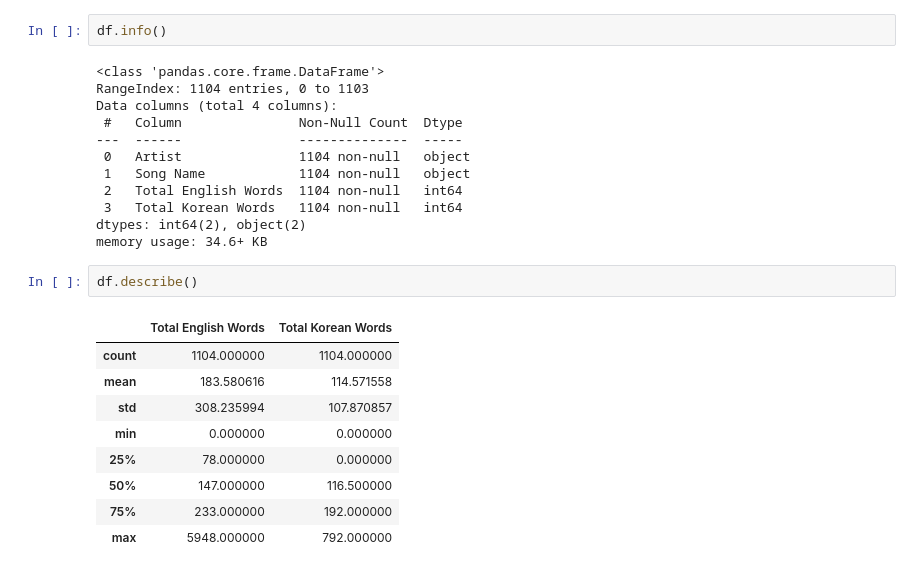
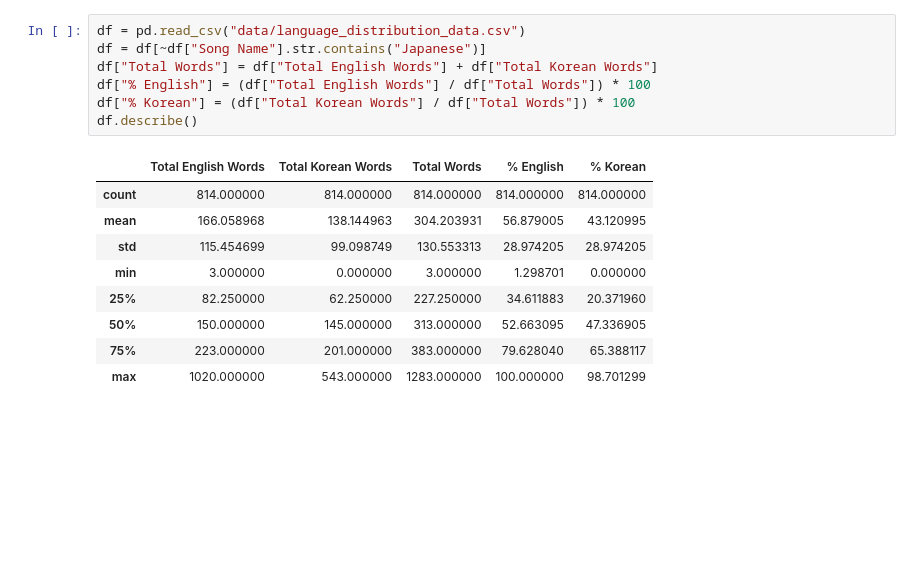
Before and after one commit to lacanlale/kpop_in_the_US_EDA, a Jupyter notebook: analysis.ipynb, the cells around one changed output. Saved outputs shown, nothing was run; the diff lists cells and outputs as text; blank space fills up the shorter version.

```diff
--- a/analysis.ipynb
+++ b/analysis.ipynb
@@ -81,26 +84,17 @@ df.to_csv("data/language_distribution_data.csv")
-# %%
-df.info()
-# %% [output]
-<class 'pandas.core.frame.DataFrame'>
-RangeIndex: 1104 entries, 0 to 1103
-Data columns (total 4 columns):
- #   Column               Non-Null Count  Dtype
----  ------               --------------  -----
- 0   Artist               1104 non-null   object
- 1   Song Name            1104 non-null   object
- 2   Total English Words  1104 non-null   int64
- 3   Total Korean Words   1104 non-null   int64
-dtypes: int64(2), object(2)
-memory usage: 34.6+ KB
-# %%
-df.describe()
-# %% [output]
-|  | Total English Words | Total Korean Words |
-| count | 1104.000000 | 1104.000000 |
-| mean | 183.580616 | 114.571558 |
-| std | 308.235994 | 107.870857 |
-| min | 0.000000 | 0.000000 |
-| 25% | 78.000000 | 0.000000 |
-| 50% | 147.000000 | 116.500000 |
-| 75% | 233.000000 | 192.000000 |
-| max | 5948.000000 | 792.000000 |
+# %%
+df = pd.read_csv("data/language_distribution_data.csv")
+df = df[~df["Song Name"].str.contains("Japanese")]
+df["Total Words"] = df["Total English Words"] + df["Total Korean Words"]
+df["% English"] = (df["Total English Words"] / df["Total Words"]) * 100
+df["% Korean"] = (df["Total Korean Words"] / df["Total Words"]) * 100
+df.describe()
+# %% [output]
+|  | Total English Words | Total Korean Words | Total Words | % English | % Korean |
+| count | 814.000000 | 814.000000 | 814.000000 | 814.000000 | 814.000000 |
+| mean | 166.058968 | 138.144963 | 304.203931 | 56.879005 | 43.120995 |
+| std | 115.454699 | 99.098749 | 130.553313 | 28.974205 | 28.974205 |
+| min | 3.000000 | 0.000000 | 3.000000 | 1.298701 | 0.000000 |
+| 25% | 82.250000 | 62.250000 | 227.250000 | 34.611883 | 20.371960 |
+| 50% | 150.000000 | 145.000000 | 313.000000 | 52.663095 | 47.336905 |
+| 75% | 223.000000 | 201.000000 | 383.000000 | 79.628040 | 65.388117 |
+| max | 1020.000000 | 543.000000 | 1283.000000 | 100.000000 | 98.701299 |
```
Also changed, not shown: parts of 10 cells of this notebook, 1 other file.
